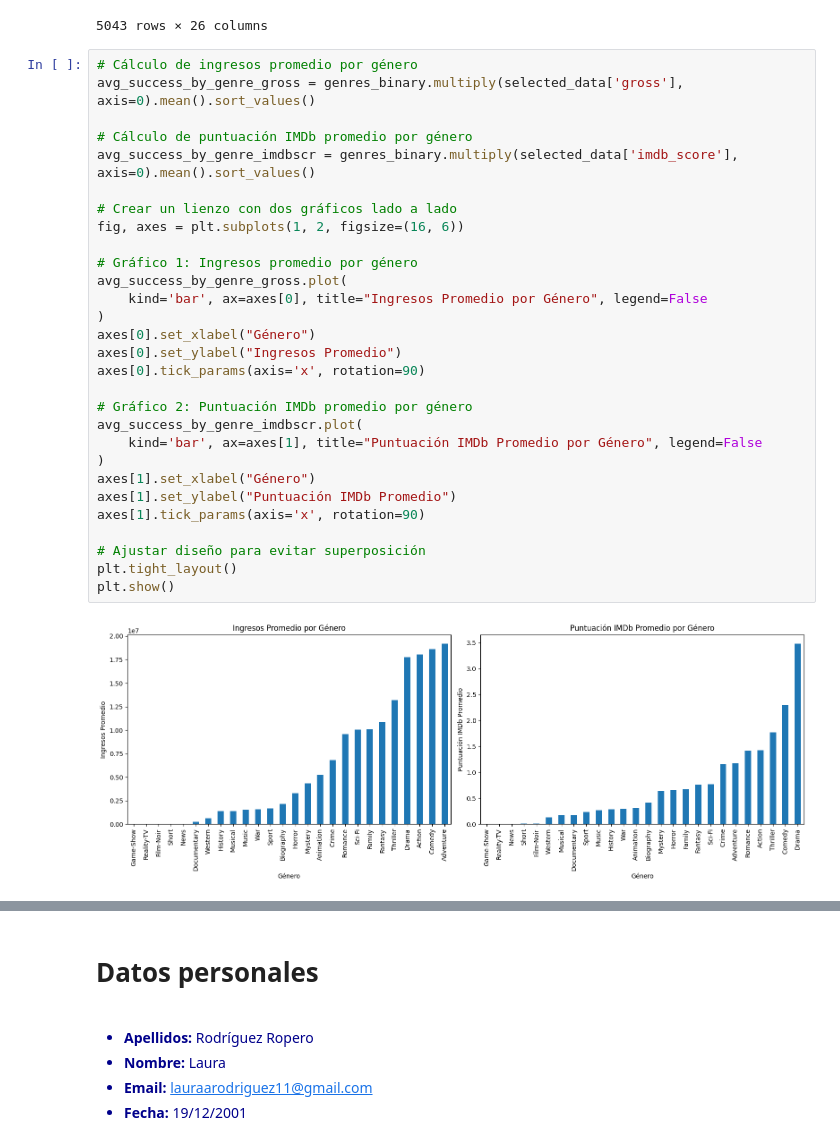
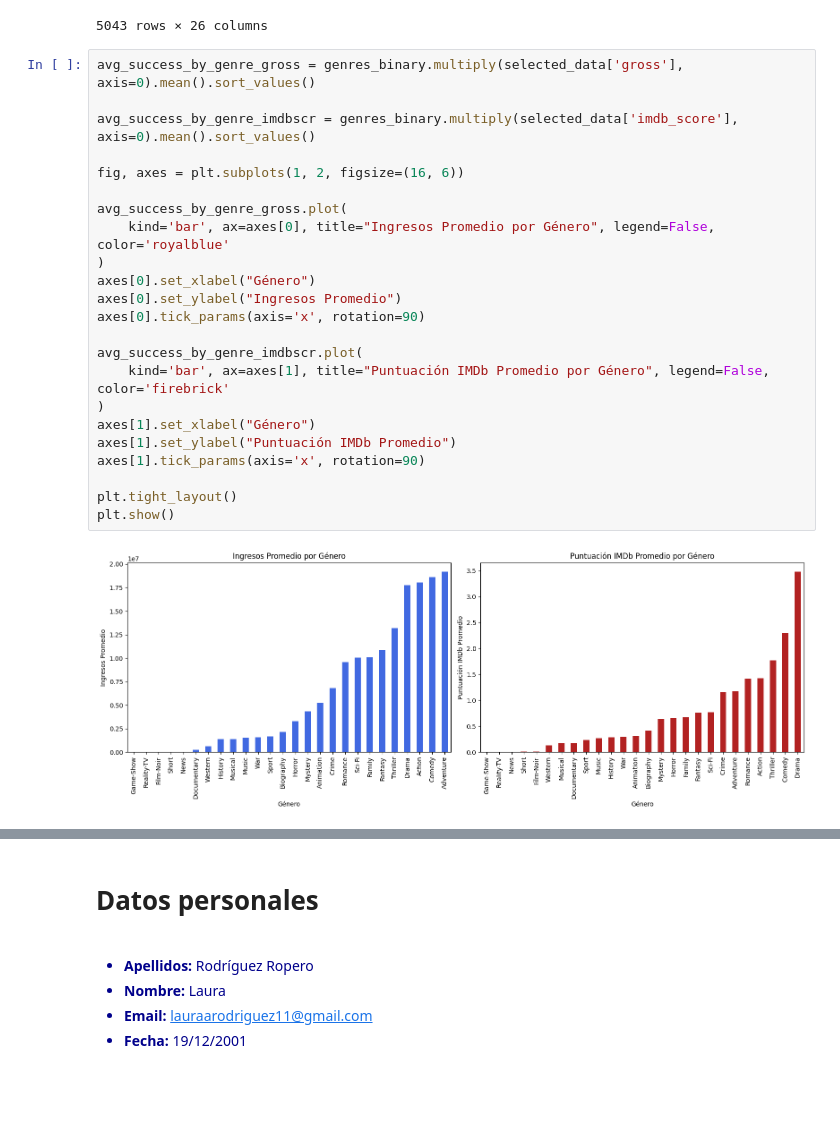
Before and after one commit to lauraarodriguez11/master_ucm, a Jupyter notebook: trabajos/4/movies_02.ipynb, the cells around one changed output, grey strips where cells are left out. Cells and saved outputs as stored; diff of their text form; blank space fills up the shorter version.

```diff
--- a/trabajos/4/movies_02.ipynb
+++ b/trabajos/4/movies_02.ipynb
@@ -1545,33 +1458,27 @@ genres_binary
 | 5042 | 0 | 0 | 0 | 0 | 0 | 0 | 1 | 0 | 0 | 0 | ... |
 5043 rows × 26 columns
 # %%
-# Cálculo de ingresos promedio por género
 avg_success_by_genre_gross = genres_binary.multiply(selected_data['gross'], axis=0).mean().sort_values()
 
-# Cálculo de puntuación IMDb promedio por género
 avg_success_by_genre_imdbscr = genres_binary.multiply(selected_data['imdb_score'], axis=0).mean().sort_values()
 
-# Crear un lienzo con dos gráficos lado a lado
 fig, axes = plt.subplots(1, 2, figsize=(16, 6))
 
-# Gráfico 1: Ingresos promedio por género
 avg_success_by_genre_gross.plot(
-    kind='bar', ax=axes[0], title="Ingresos Promedio por Género", legend=False
+    kind='bar', ax=axes[0], title="Ingresos Promedio por Género", legend=False, color='royalblue'
 )
 axes[0].set_xlabel("Género")
 axes[0].set_ylabel("Ingresos Promedio")
 axes[0].tick_params(axis='x', rotation=90)
 
-# Gráfico 2: Puntuación IMDb promedio por género
 avg_success_by_genre_imdbscr.plot(
-    kind='bar', ax=axes[1], title="Puntuación IMDb Promedio por Género", legend=False
+    kind='bar', ax=axes[1], title="Puntuación IMDb Promedio por Género", legend=False, color='firebrick'
 )
 axes[1].set_xlabel("Género")
 axes[1].set_ylabel("Puntuación IMDb Promedio")
 axes[1].tick_params(axis='x', rotation=90)
 
-# Ajustar diseño para evitar superposición
 plt.tight_layout()
 plt.show()
 # %% [output]
-[figure, old version]
+[figure, new version]
```
Also changed, not shown: parts of 15 cells of this notebook.
